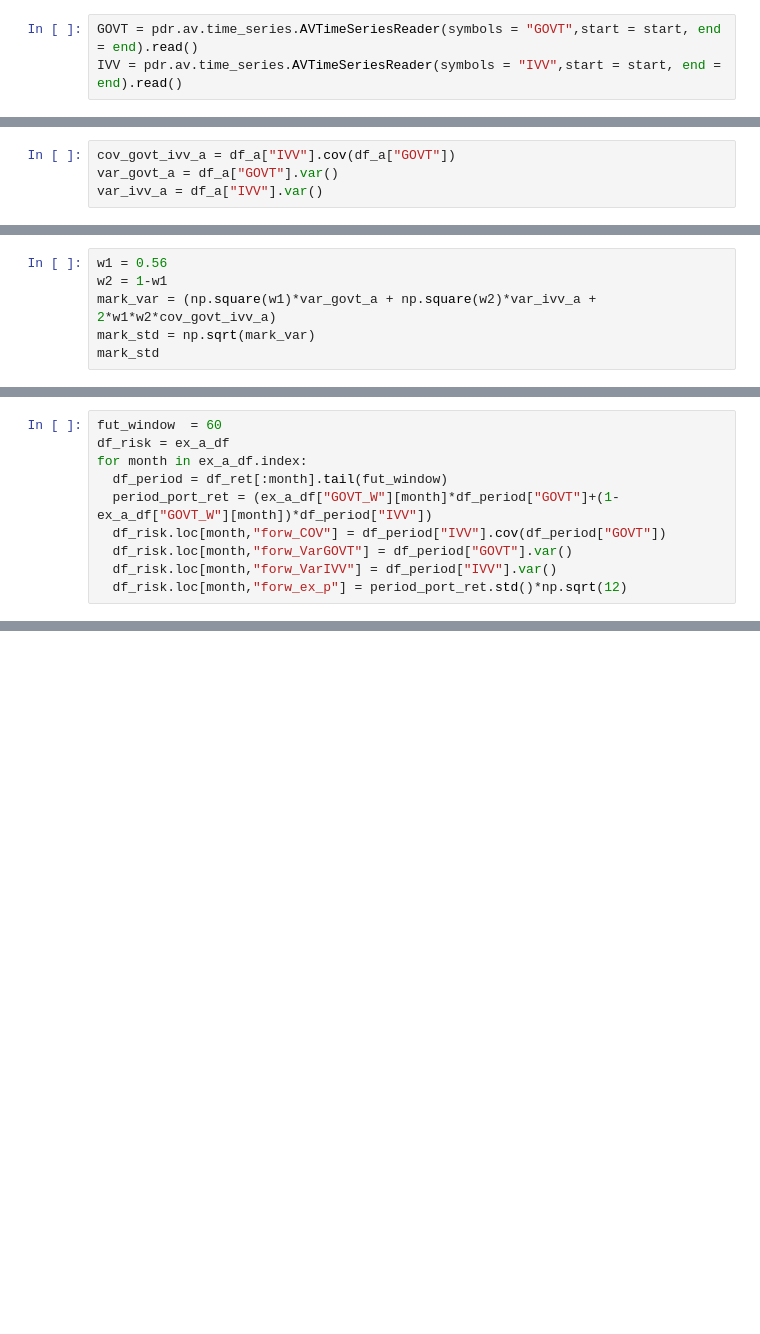
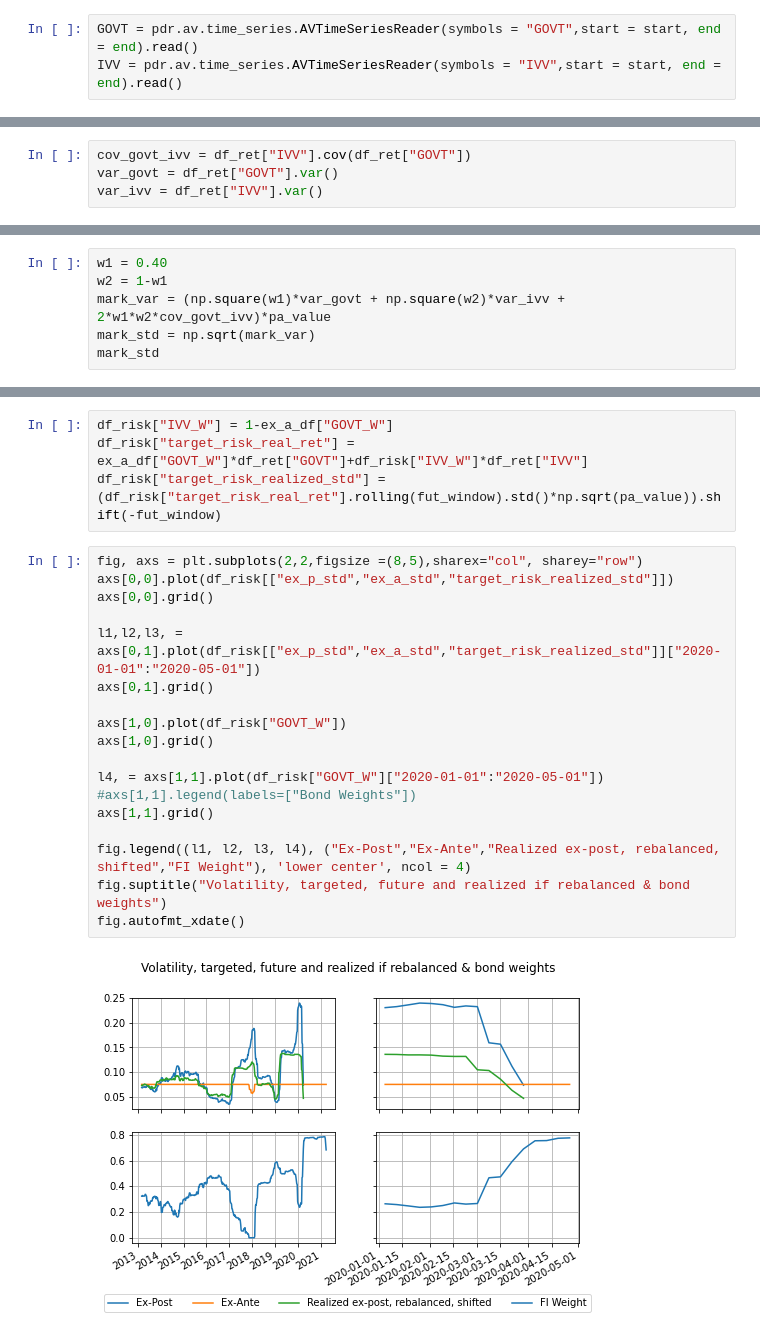
Before and after one commit to jan-felix/SLOG, a Jupyter notebook: Ex_Ante_vs_Ex_Post_Risk.ipynb, the cells around one changed output, grey strips where cells are left out. Cells and saved outputs as stored; diff of their text form; blank space fills up the shorter version.

```diff
--- a/Ex_Ante_vs_Ex_Post_Risk.ipynb
+++ b/Ex_Ante_vs_Ex_Post_Risk.ipynb
@@ -32,4 +53,4 @@ df_ret = df.pct_change().dropna()
 # %%
-cov_govt_ivv_a = df_a["IVV"].cov(df_a["GOVT"])
-var_govt_a = df_a["GOVT"].var()
-var_ivv_a = df_a["IVV"].var()
+cov_govt_ivv = df_ret["IVV"].cov(df_ret["GOVT"])
+var_govt = df_ret["GOVT"].var()
+var_ivv = df_ret["IVV"].var()
@@ -42,7 +69,7 @@ round(df_a["IVV"].quantile(.1),4)
 # %%
-w1 = 0.56
+w1 = 0.40
 w2 = 1-w1
-mark_var = (np.square(w1)*var_govt_a + np.square(w2)*var_ivv_a + 2*w1*w2*cov_govt_ivv_a)
+mark_var = (np.square(w1)*var_govt + np.square(w2)*var_ivv + 2*w1*w2*cov_govt_ivv)*pa_value
 mark_std = np.sqrt(mark_var)
 mark_std
 # %% [output]
@@ -75,10 +118,0 @@ ex_a_df = ex_a_df[["GOVT_W","ex_a_std","real_VarGOVT","real_VarIVV","real_COV"]]
-# %%
-fut_window  = 60
-df_risk = ex_a_df
-for month in ex_a_df.index:
-  df_period = df_ret[:month].tail(fut_window)
-  period_port_ret = (ex_a_df["GOVT_W"][month]*df_period["GOVT"]+(1-ex_a_df["GOVT_W"][month])*df_period["IVV"])
-  df_risk.loc[month,"forw_COV"] = df_period["IVV"].cov(df_period["GOVT"])
-  df_risk.loc[month,"forw_VarGOVT"] = df_period["GOVT"].var()
-  df_risk.loc[month,"forw_VarIVV"] = df_period["IVV"].var()
-  df_risk.loc[month,"forw_ex_p"] = period_port_ret.std()*np.sqrt(12)
@@ -109,0 +119,24 @@ df_risk
+# %%
+df_risk["IVV_W"] = 1-ex_a_df["GOVT_W"]
+df_risk["target_risk_real_ret"] = ex_a_df["GOVT_W"]*df_ret["GOVT"]+df_risk["IVV_W"]*df_ret["IVV"]
+df_risk["target_risk_realized_std"] = (df_risk["target_risk_real_ret"].rolling(fut_window).std()*np.sqrt(pa_value)).shift(-fut_window)
+# %%
+fig, axs = plt.subplots(2,2,figsize =(8,5),sharex="col", sharey="row")
+axs[0,0].plot(df_risk[["ex_p_std","ex_a_std","target_risk_realized_std"]])
+axs[0,0].grid()
+
+l1,l2,l3, = axs[0,1].plot(df_risk[["ex_p_std","ex_a_std","target_risk_realized_std"]]["2020-01-01":"2020-05-01"])
+axs[0,1].grid()
+
+axs[1,0].plot(df_risk["GOVT_W"])
+axs[1,0].grid()
+
+l4, = axs[1,1].plot(df_risk["GOVT_W"]["2020-01-01":"2020-05-01"])
+#axs[1,1].legend(labels=["Bond Weights"])
+axs[1,1].grid()
+
+fig.legend((l1, l2, l3, l4), ("Ex-Post","Ex-Ante","Realized ex-post, rebalanced, shifted","FI Weight"), 'lower center', ncol = 4)
+fig.suptitle("Volatility, targeted, future and realized if rebalanced & bond weights")
+fig.autofmt_xdate()
+# %% [output]
+[figure, added]
```
Also changed, not shown: parts of 14 cells of this notebook.
